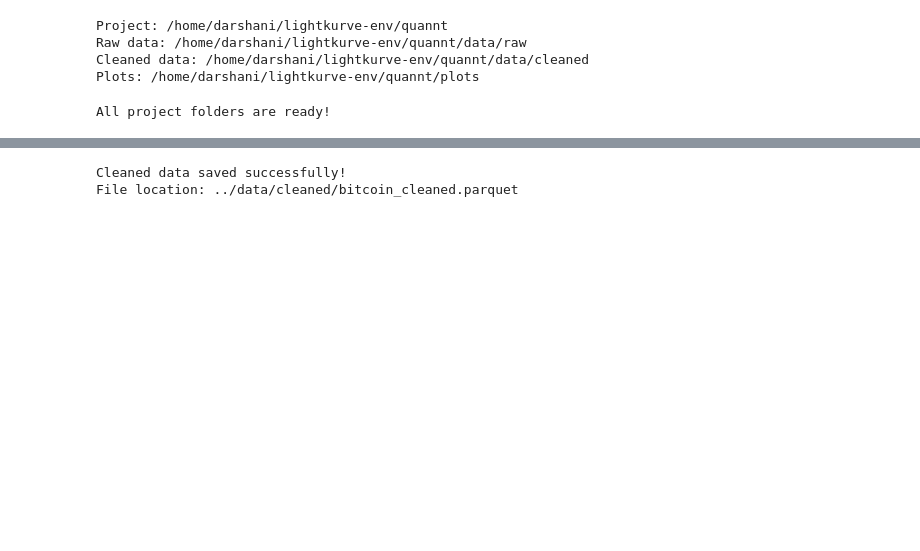
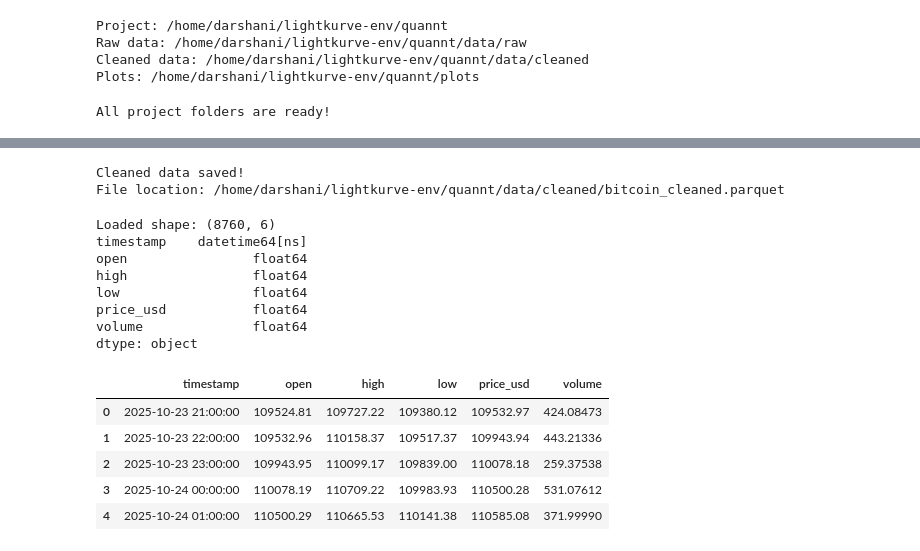
Before and after one commit to darshanijadhav29/quanntt, a Jupyter notebook: notebooks/start.ipynb, the cells around one changed output, grey strips where cells are left out. Saved outputs shown, nothing was run; the diff lists cells and outputs as text; code cells hidden in the pictures; blank space fills up the shorter version.

```diff
--- a/notebooks/start.ipynb
+++ b/notebooks/start.ipynb
@@ -233,18 +246,32 @@ Location: ../data/cleaned/bitcoin_cleaned.csv
 # %%
-import pyarrow
-cleaned_file_path = os.path.join(
-    cleaned_path,
-    "bitcoin_cleaned.parquet"
-)
+os.makedirs("../data/cleaned", exist_ok=True)
 
-cleaned_df.to_parquet(
-    cleaned_file_path,
-    index=False,
-    engine="pyarrow"
-)
+cleaned_file_path = "../data/cleaned/bitcoin_cleaned.parquet"
+data.to_parquet(cleaned_file_path, index=False)
 
-print("Cleaned data saved successfully!")
-print("File location:", cleaned_file_path)
+print("Cleaned data saved!")
+print("File location:", os.path.abspath(cleaned_file_path))
 # %% [output]
-Cleaned data saved successfully!
-File location: ../data/cleaned/bitcoin_cleaned.parquet
+Cleaned data saved!
+File location: /home/darshani/lightkurve-env/quannt/data/cleaned/bitcoin_cleaned.parquet
+# %%
+check = pd.read_parquet("../data/cleaned/bitcoin_cleaned.parquet")
+
+print("Loaded shape:", check.shape)
+print(check.dtypes)
+check.head()
+# %% [output]
+Loaded shape: (8760, 6)
+timestamp    datetime64[ns]
+open                float64
+high                float64
+low                 float64
+price_usd           float64
+volume              float64
+dtype: object
+|  | timestamp | open | high | low | price_usd | volume |
+| 0 | 2025-10-23 21:00:00 | 109524.81 | 109727.22 | 109380.12 | 109532.97 | 424.08473 |
+| 1 | 2025-10-23 22:00:00 | 109532.96 | 110158.37 | 109517.37 | 109943.94 | 443.21336 |
+| 2 | 2025-10-23 23:00:00 | 109943.95 | 110099.17 | 109839.00 | 110078.18 | 259.37538 |
+| 3 | 2025-10-24 00:00:00 | 110078.19 | 110709.22 | 109983.93 | 110500.28 | 531.07612 |
+| 4 | 2025-10-24 01:00:00 | 110500.29 | 110665.53 | 110141.38 | 110585.08 | 371.99990 |
```
Also changed, not shown: parts of 23 cells of this notebook, 10 other files.
